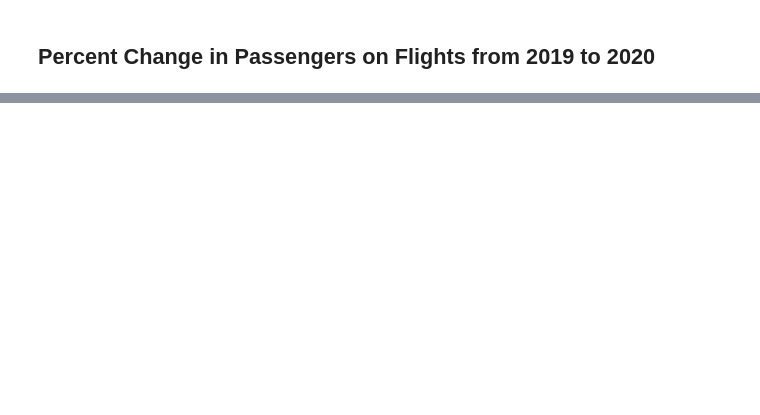
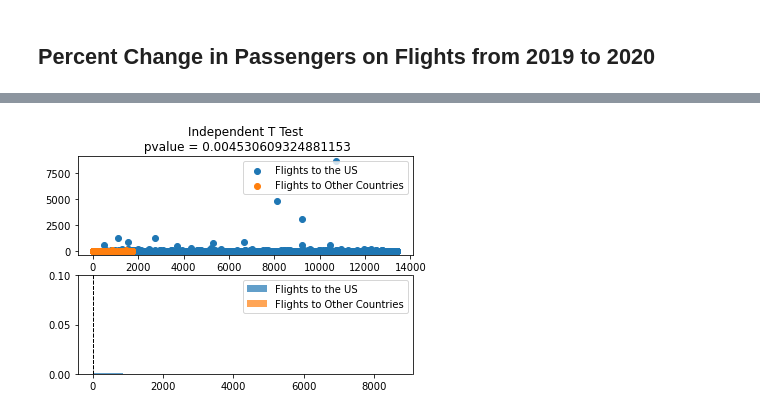
Before and after one commit to eukestad/team_awesomesauce, a Jupyter notebook: Erin/FlightPath_Analysis.ipynb, the cells around one changed output, grey strips where cells are left out. Cells and saved outputs as stored; diff of their text form; code cells hidden in the pictures; blank space fills up the shorter version.

```diff
--- a/Erin/FlightPath_Analysis.ipynb
+++ b/Erin/FlightPath_Analysis.ipynb
@@ -181,0 +142,28 @@ Power_divergenceResult(statistic=253779885.33529663, pvalue=0.0)
+# %%
+#independent t test comparing flights to the US and flights to other countries
+population1 = statsdata[statsdata['DEST_COUNTRY_NAME']=='United States']['% Δ']
+population2 = statsdata[statsdata['DEST_COUNTRY_NAME']!='United States']['% Δ']
+
+# Calculate Independent (Two Sample) t-test
+result = stats.ttest_ind(population1, population2, equal_var=False)
+
+# Scatter Plot of Data
+plt.subplot(2, 1, 1)
+plt.scatter(range(len(population1)), population1, label="Flights to the US")
+plt.scatter(range(len(population2)), population2, label="Flights to Other Countries")
+plt.legend()
+plt.title(f'Independent T Test\n pvalue = {result[1]}')
+
+# Histogram Plot of Data
+plt.subplot(2, 1, 2)
+plt.hist(population1, 10, density=True, alpha=0.7, label="Flights to the US")
+plt.hist(population2, 10, density=True, alpha=0.7, label="Flights to Other Countries")
+plt.axvline(population1.mean(), color='k', linestyle='dashed', linewidth=1)
+plt.axvline(population2.mean(), color='k', linestyle='dashed', linewidth=1)
+plt.legend()
+
+# save fig
+plt.savefig("images/IndTTest_DestinationComparison.png")
+plt.show()
+# %% [output]
+[figure, added]
```
Also changed, not shown: parts of 24 cells of this notebook, 6 other files.
